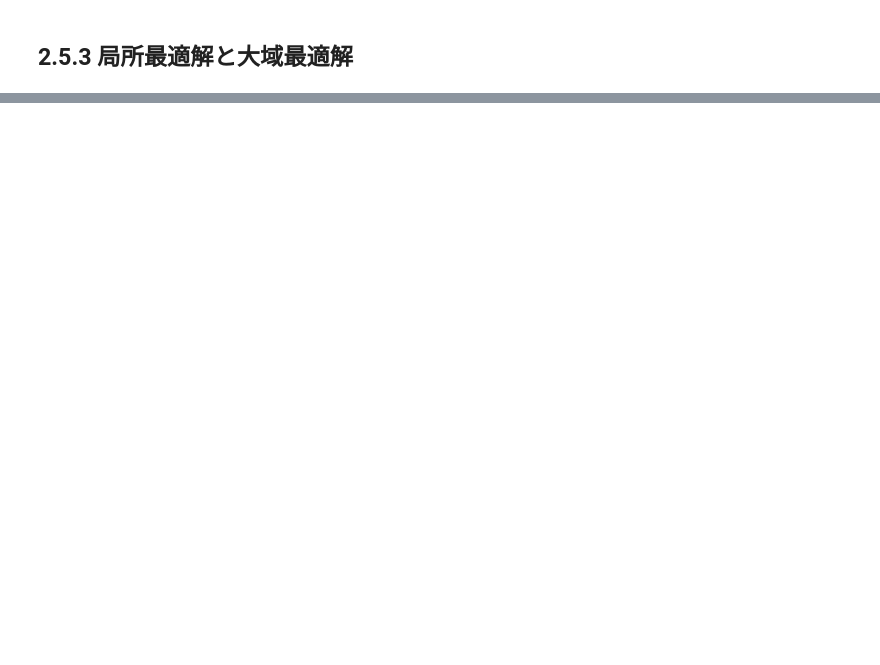
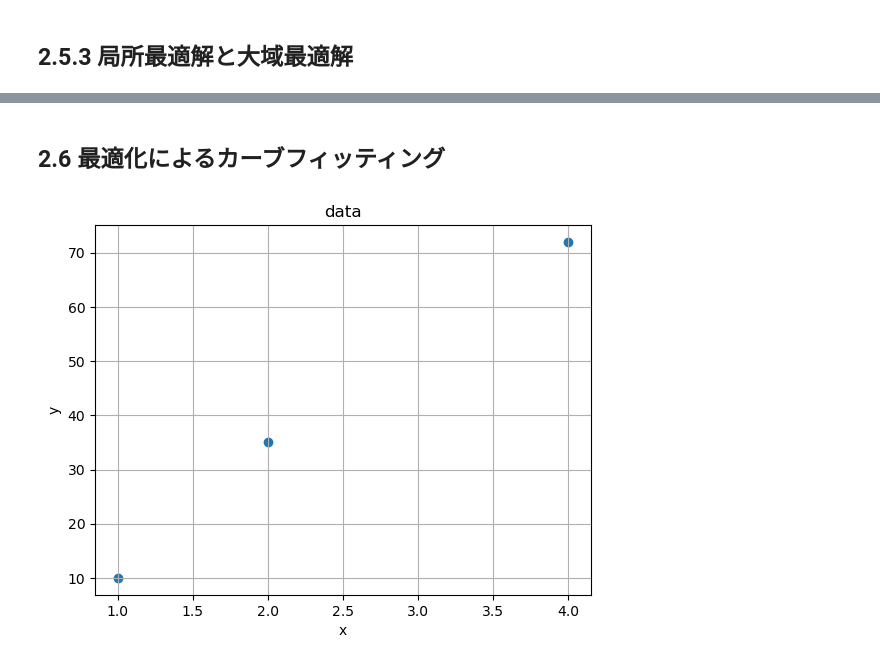
Before and after one commit to HidehikoMURAO/JuliaBayesBook, a Jupyter notebook: 2. Basics of Numerical Computation.ipynb, the cells around one changed output, grey strips where cells are left out. Cells and saved outputs as stored; diff of their text form; code cells hidden in the pictures; blank space fills up the shorter version.

```diff
--- a/2. Basics of Numerical Computation.ipynb
+++ b/2. Basics of Numerical Computation.ipynb
@@ -837,0 +698,17 @@ axes[1].legend()
+# %% [markdown]
+## 2.6 最適化によるカーブフィッティング
+# %%
+# 学習用の入力値集合
+X_obs = [1, 2, 4]
+
+# 学習用の出力値集合
+Y_obs = [10, 35, 72]
+
+# データの可視化
+fig, ax = subplots()
+ax.scatter(X_obs, Y_obs)
+ax.set_xlabel("x"), ax.set_ylabel("y")
+ax.set_title("data")
+ax.grid()
+# %% [output]
+[figure, added]
```
Also changed, not shown: parts of 46 cells of this notebook.
